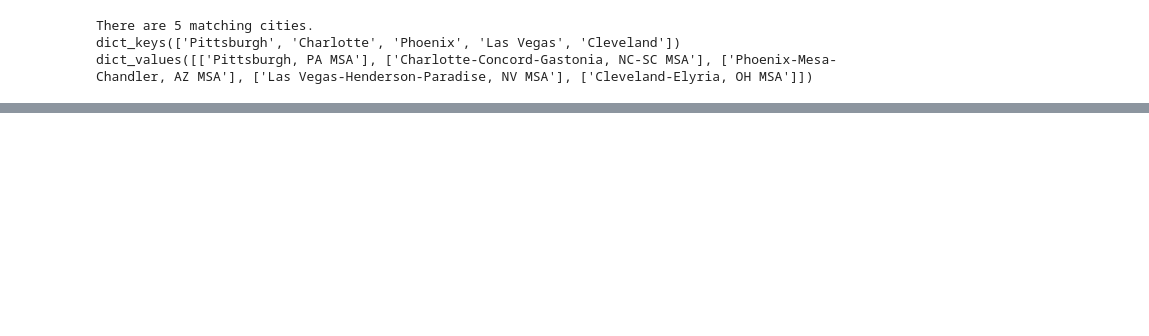
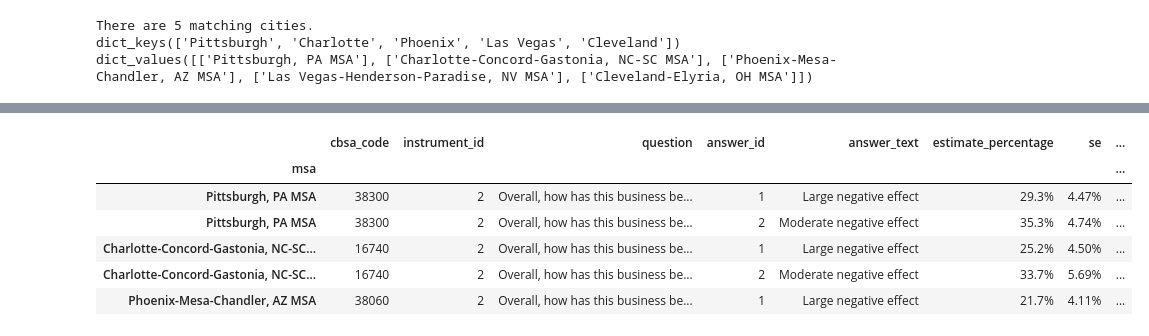
Before and after one commit to christinabrady/ds4a_women_project, a Jupyter notebook: census_biz_eda.ipynb, the cells around one changed output, grey strips where cells are left out. Cells and saved outputs as stored; diff of their text form; code cells hidden in the pictures; blank space fills up the shorter version.

Commit message:
census pulse exploratory data analysis

```diff
--- a/census_biz_eda.ipynb
+++ b/census_biz_eda.ipynb
@@ -25,21 +90,0 @@ yelp_states = ['PA', 'NC', 'IL', 'AZ', 'NV', 'WI', 'OH']
-# %%
-# read in files using glob
-dpath = "/Users/christinabrady/Documents/data/census_pulse_biz/*.xlsx"
-fpaths = glob.glob(dpath)
-
-# separate files in to Metropolitan Areas and Sectors because the include different data
-msas = [fl for fl in fpaths if "msa" in fl]
-sector = [fl for fl in fpaths if "empclass" in fl]
-
-census_dates = {"start": [],
-               "end": []}
-
-for fl in msas:
-    import re
-    dts = re.search(r"([0-9]{2}[A-Z][a-z].[0-9]{2})_([0-9]{2}[A-Z][a-z].[0-9]{2})", fl)
-    census_dates["start"].append(dts.group(1))
-    census_dates["end"].append(dts.group(2))
-print(census_dates)
-
-## convert end dates to datetime for plotting
-enddates = [datetime.strptime(dt, "%d%b%y").date() for dt in census_dates["end"]]
@@ -138,4 +98,0 @@ city_interest_df[city_interest_df.INSTRUMENT_ID == 1 & city_interest_df.ANSWER_I
-# %%
-### put it together and plot it
-for fl in msas:
-    tmpdf = read_excel(fl).columns.str.lower()
@@ -141,0 +160,25 @@ for fl in msas:
+# %%
+### put it together and plot it
+msa_data = []
+for fl in msas:
+    tmp = read_msa_data(fl, flattened_ccities, [2], [1, 2])
+    tmp["survey_end_date"] = get_date(fl)
+    msa_data.append(tmp)
+
+all_msa_data = pd.concat(msa_data)
+all_msa_data.dtypes
+
+## convert the pecentages to a float
+## so that we can combine them and plot them
+all_msa_data["estimate_percentage_num"] = all_msa_data.estimate_percentage.str.replace("%", "")
+all_msa_data["estimate_percentage_num"] = all_msa_data.estimate_percentage_num.str.strip()
+all_msa_data["estimate_percentage_num"] = pd.to_numeric(all_msa_data.estimate_percentage_num)
+all_msa_data.head()
+# %% [output]
+|  | cbsa_code | instrument_id | question | answer_id | answer_text | estimate_percentage | se | ... |
+| msa |  |  |  |  |  |  |  | ... |
+| Pittsburgh, PA MSA | 38300 | 2 | Overall, how has this business be... | 1 | Large negative effect | 29.3% | 4.47% | ... |
+| Pittsburgh, PA MSA | 38300 | 2 | Overall, how has this business be... | 2 | Moderate negative effect | 35.3% | 4.74% | ... |
+| Charlotte-Concord-Gastonia, NC-SC... | 16740 | 2 | Overall, how has this business be... | 1 | Large negative effect | 25.2% | 4.50% | ... |
+| Charlotte-Concord-Gastonia, NC-SC... | 16740 | 2 | Overall, how has this business be... | 2 | Moderate negative effect | 33.7% | 5.69% | ... |
+| Phoenix-Mesa-Chandler, AZ MSA | 38060 | 2 | Overall, how has this business be... | 1 | Large negative effect | 21.7% | 4.11% | ... |
```
Also changed, not shown: parts of 19 cells of this notebook.
